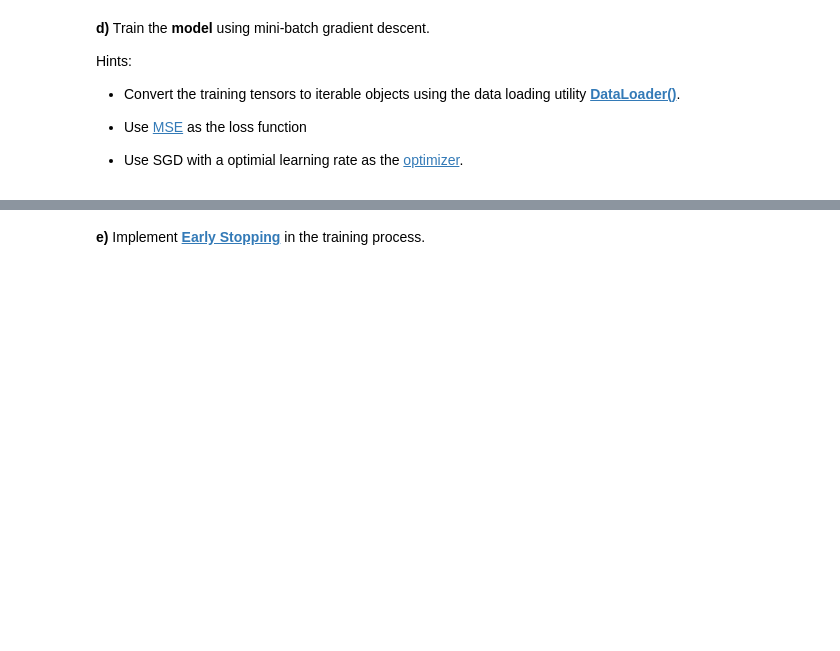
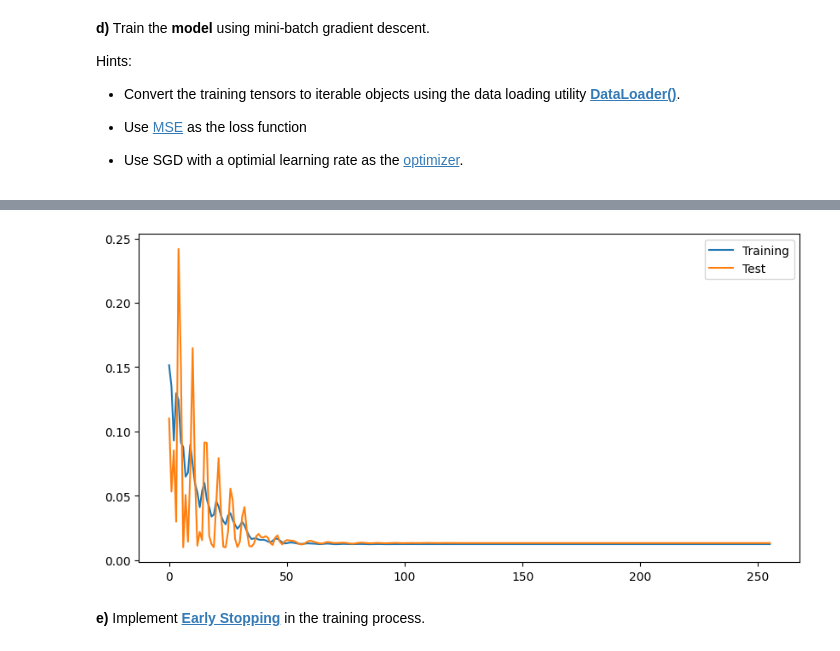
Before and after one commit to aalbayrak394/tsdm, a Jupyter notebook: Exercise_10_Optimization.ipynb, the cells around one changed output, grey strips where cells are left out. Drawn from its saved outputs; the diff is of its cells as text; code cells hidden in the pictures; blank space fills up the shorter version.

Commit message:
Exercise 10: model training

```diff
--- a/Exercise_10_Optimization.ipynb
+++ b/Exercise_10_Optimization.ipynb
@@ -45,12 +77,19 @@ print(test_scaled.head(5))
 # %%
 # Generate the shifted training/test dataset, using the given function data_shift()
-### Your Code Here ###
+train_shifted, test_shifted = data_shift(train=train_scaled, test=test_scaled)
 
 # Split the train/test dataset to train_X, train_y / test_X, test_y
-### Your Code Here ###
+train_y = train_shifted['t']
+train_X = train_shifted.drop(columns=['t'])
+
+test_y = test_shifted['t']
+test_X = test_shifted.drop(columns=['t'])
 
 # Convert the train/test dataset to tensors, the data type is torch.float32
-### Your Code Here ###
+train_X_tensor = torch.tensor(train_X.values, dtype=torch.float32)
+train_y_tensor = torch.tensor(train_y.values, dtype=torch.float32)
+test_X_tensor = torch.tensor(test_X.values, dtype=torch.float32)
+test_y_tensor = torch.tensor(test_y.values, dtype=torch.float32)
 
 print(train_X_tensor[:3])
 print(train_y_tensor[:3])
@@ -191,13 +265,28 @@ test_losses = [] # save the average test loss of each iteration
 for epoch in range(epochs):
     # set training mode
     model.train()
+    epoch_loss = 0.0
 
     # Implement the training loop using mini-batch
-    for idx, batch in enumerate(loader):
-        pass
-        ### Your Code Here ###
+    for idx, batch in enumerate(train_loader):
+        x, y = batch[0], batch[1]
+        optimizer.zero_grad()
+        y_pred = model.forward(x)
+        loss = loss_function(y_pred, y)
+        loss.backward()
+        optimizer.step()
+
+        epoch_loss += loss.item()
+
 
     # compute test error in each epoch and add it to test_losses
     # Do the same for training loss as well
     # print the test error in each 10 epochs
-    ### Your Code Here ###
+
+    y_pred = model.predict(test_X_tensor)
+    test_error = loss_function(y_pred, test_y_tensor).item()
+    train_error = epoch_loss / (idx+1)
+    train_losses.append(train_error)
+    test_losses.append(test_error)
+    if epoch % 10 == 0:
+        print(f'[{epoch+1}/{epochs}]: Train loss: {train_error}, Test loss: {test_error}')
@@ -207,3 +311,12 @@ for epoch in range(epochs):
+# %%
+# Plot the learning curve
+plt.figure(figsize=(10,5))
+plt.plot(train_losses, label="Training")
+plt.plot(test_losses, label="Test")
+plt.legend()
+plt.show()
+# %% [output]
+[figure, added]
 # %%
 # Plot the comparison between measurements and predictions of the training data
 ### Your Code Here ###
```
Also changed, not shown: parts of 11 cells of this notebook, 1 other file.
